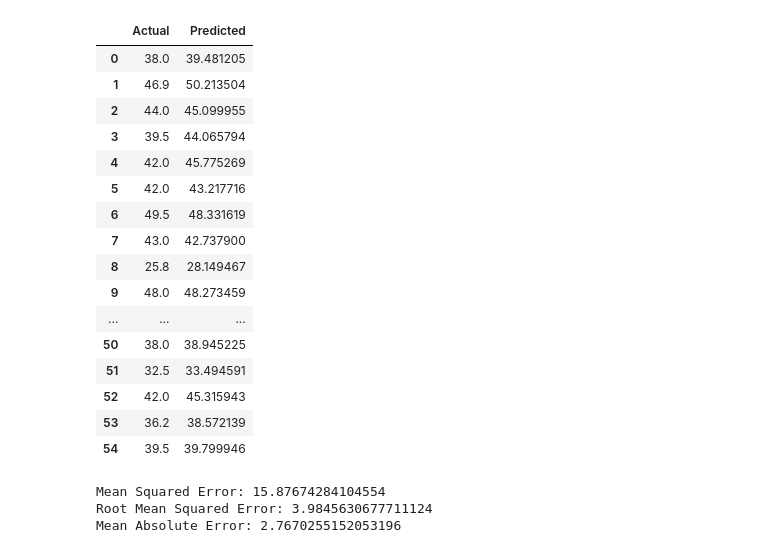
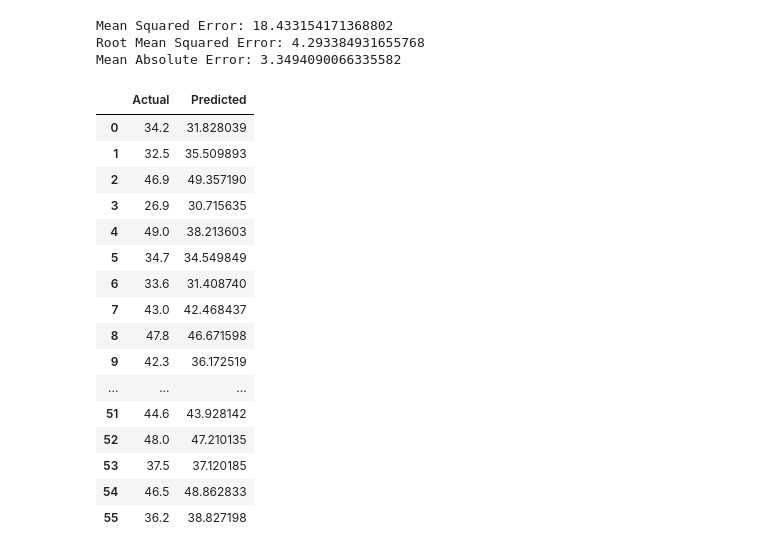
Before and after one commit to laniepreston/CapstoneCode, a Jupyter notebook: regression_models.ipynb, the cells around one changed output. Saved outputs shown, nothing was run; the diff lists cells and outputs as text; code cells hidden in the pictures.

```diff
--- a/regression_models.ipynb
+++ b/regression_models.ipynb
@@ -103,5 +153,9 @@ df
 # %%
+#errors of simple multiple linear regression model
 print('Mean Squared Error:', metrics.mean_squared_error(y_test, y_pred))
 print('Root Mean Squared Error:', sqrt(metrics.mean_squared_error(y_test, y_pred)))
 print('Mean Absolute Error:', metrics.mean_absolute_error(y_test, y_pred))
+
+avg_mae = []
+avg_mae.append(metrics.mean_absolute_error(y_test, y_pred))
 # %% [output]
@@ -122,17 +195,11 @@ df
 # %%
-#with outliers removed
-#this line taken from: https://stackoverflow.com/questions/23199796/detect-and-exclude-outliers-in-pandas-data-frame
-reg_data = all_data[all_data.apply(lambda x: np.abs(x - x.mean()) / x.std() < 3).all(axis=1)]
-reg_data
+#ridge regression
+from sklearn.linear_model import Ridge
 
-np_reg_data = reg_data.to_numpy()
-X = np_reg_data[:277, :4]
-y = np_reg_data[:277, 5:]
-
+ridge = Ridge(alpha=0.01)
 X_train, X_test, y_train, y_test = sklearn.model_selection.train_test_split(X,y,test_size=0.2)
-regressor = LinearRegression()
-regressor.fit(X_train, y_train)
-y_pred = regressor.predict(X_test)
+ridge.fit(X_train, y_train)
+y_pred = ridge.predict(X_test)
 df = pd.DataFrame({'Actual': y_test.flatten(), 'Predicted': y_pred.flatten()})
 df
 # %% [output]
@@ -156,5 +223,7 @@ df
 # %%
+#errors for ridge regression
 print('Mean Squared Error:', metrics.mean_squared_error(y_test, y_pred))
 print('Root Mean Squared Error:', sqrt(metrics.mean_squared_error(y_test, y_pred)))
 print('Mean Absolute Error:', metrics.mean_absolute_error(y_test, y_pred))
+avg_mae.append(metrics.mean_absolute_error(y_test, y_pred))
 # %% [output]
@@ -175,39 +261,39 @@ df
 # %%
-#ridge regression
-from sklearn.linear_model import Ridge
+#lasso regression
+from sklearn.linear_model import Lasso
 
-ridge = Ridge(alpha=0.01)
+lasso = Lasso()
 X_train, X_test, y_train, y_test = sklearn.model_selection.train_test_split(X,y,test_size=0.2)
-ridge.fit(X_train, y_train)
-y_pred = ridge.predict(X_test)
+lasso.fit(X_train,y_train)
+y_pred = lasso.predict(X_test)
+coeff_used = np.sum(lasso.coef_!=0)
+print('Mean Squared Error:', metrics.mean_squared_error(y_test, y_pred))
+print('Root Mean Squared Error:', sqrt(metrics.mean_squared_error(y_test, y_pred)))
+print('Mean Absolute Error:', metrics.mean_absolute_error(y_test, y_pred))
+avg_mae.append(metrics.mean_absolute_error(y_test, y_pred))
 df = pd.DataFrame({'Actual': y_test.flatten(), 'Predicted': y_pred.flatten()})
 df
 # %% [output]
+Mean Squared Error: 18.433154171368802
+Root Mean Squared Error: 4.293384931655768
+Mean Absolute Error: 3.3494090066335582
 |  | Actual | Predicted |
-| 0 | 38.0 | 39.481205 |
-| 1 | 46.9 | 50.213504 |
-| 2 | 44.0 | 45.099955 |
-| 3 | 39.5 | 44.065794 |
-| 4 | 42.0 | 45.775269 |
-| 5 | 42.0 | 43.217716 |
-| 6 | 49.5 | 48.331619 |
-| 7 | 43.0 | 42.737900 |
-| 8 | 25.8 | 28.149467 |
-| 9 | 48.0 | 48.273459 |
+| 0 | 34.2 | 31.828039 |
+| 1 | 32.5 | 35.509893 |
+| 2 | 46.9 | 49.357190 |
+| 3 | 26.9 | 30.715635 |
+| 4 | 49.0 | 38.213603 |
+| 5 | 34.7 | 34.549849 |
+| 6 | 33.6 | 31.408740 |
+| 7 | 43.0 | 42.468437 |
+| 8 | 47.8 | 46.671598 |
+| 9 | 42.3 | 36.172519 |
 | ... | ... | ... |
-| 50 | 38.0 | 38.945225 |
-| 51 | 32.5 | 33.494591 |
-| 52 | 42.0 | 45.315943 |
-| 53 | 36.2 | 38.572139 |
-| 54 | 39.5 | 39.799946 |
+| 51 | 44.6 | 43.928142 |
+| 52 | 48.0 | 47.210135 |
+| 53 | 37.5 | 37.120185 |
+| 54 | 46.5 | 48.862833 |
+| 55 | 36.2 | 38.827198 |
-# %%
-print('Mean Squared Error:', metrics.mean_squared_error(y_test, y_pred))
-print('Root Mean Squared Error:', sqrt(metrics.mean_squared_error(y_test, y_pred)))
-print('Mean Absolute Error:', metrics.mean_absolute_error(y_test, y_pred))
-# %% [output]
-Mean Squared Error: 15.87674284104554
-Root Mean Squared Error: 3.9845630677711124
-Mean Absolute Error: 2.7670255152053196
 # %%
 #graph the results
 plt.plot(y_test, marker='', color='blue', linewidth=2, label='actual')
```
Also changed, not shown: parts of 43 cells of this notebook, 1 other file.
